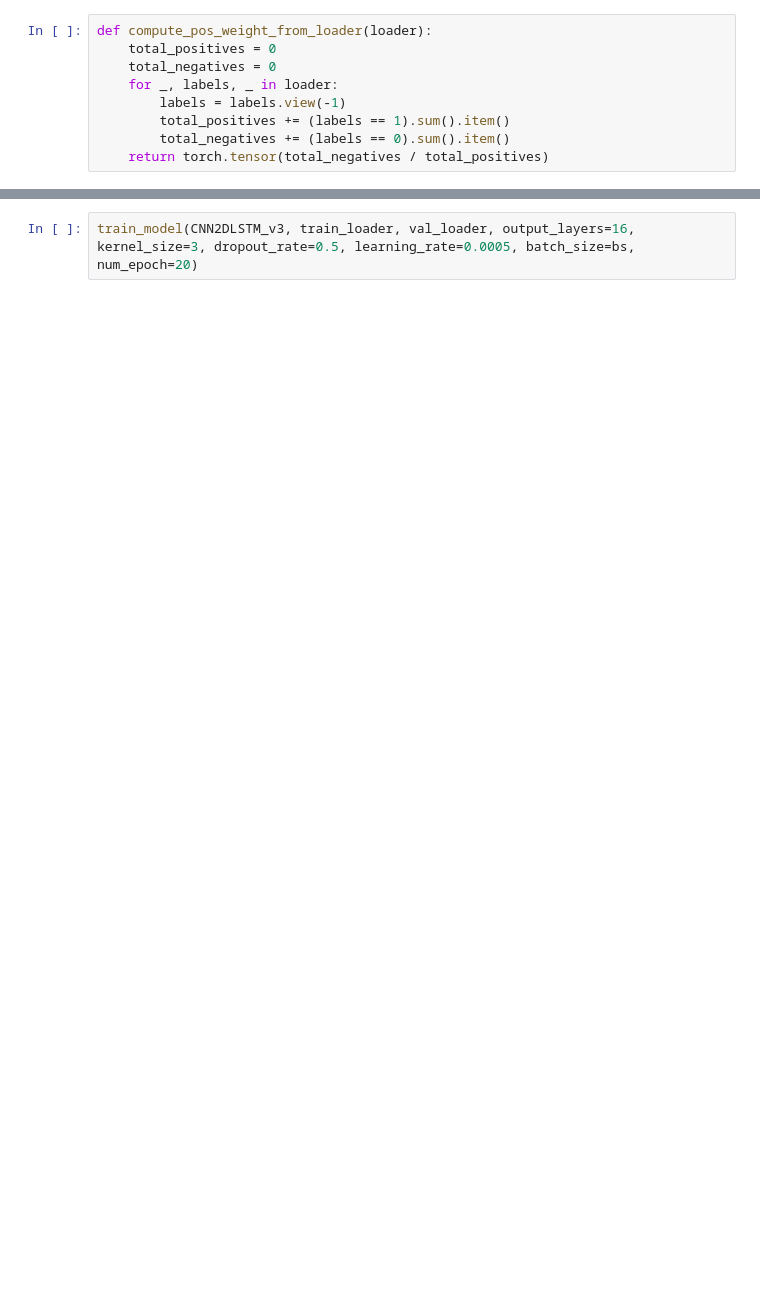
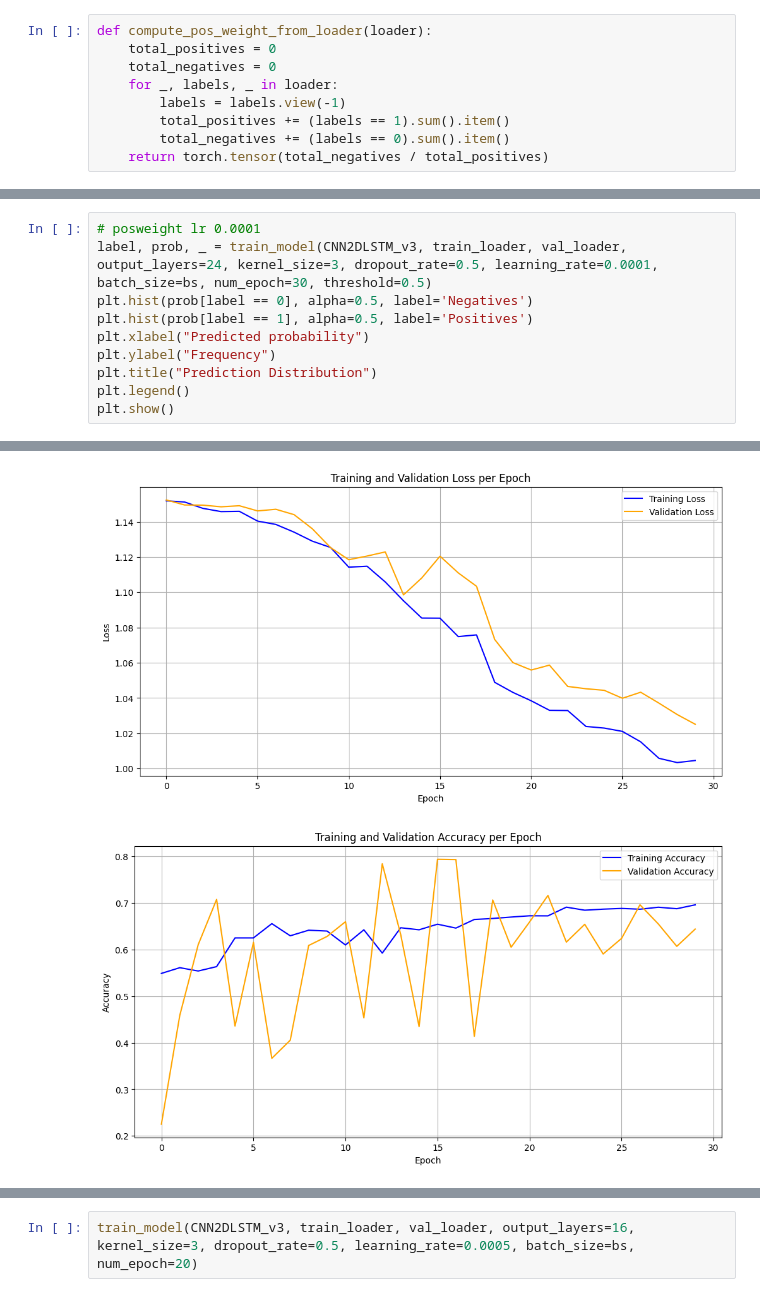
Before and after one commit to Dawnrunes415/EEG-data-classification, a Jupyter notebook: primary-model.ipynb, the cells around one changed output, grey strips where cells are left out. Saved outputs shown, nothing was run; the diff lists cells and outputs as text; blank space fills up the shorter version.

```diff
--- a/primary-model.ipynb
+++ b/primary-model.ipynb
@@ -571,0 +886,11 @@ val_loader = DataLoader(val_dataset, batch_size=bs, shuffle=False, num_workers=0
+# %%
+# posweight lr 0.0001
+label, prob, _ = train_model(CNN2DLSTM_v3, train_loader, val_loader, output_layers=24, kernel_size=3, dropout_rate=0.5, learning_rate=0.0001, batch_size=bs, num_epoch=30, threshold=0.5)
+plt.hist(prob[label == 0], alpha=0.5, label='Negatives')
+plt.hist(prob[label == 1], alpha=0.5, label='Positives')
+plt.xlabel("Predicted probability")
+plt.ylabel("Frequency")
+plt.title("Prediction Distribution")
+plt.legend()
+plt.show()
+# %% [output]
@@ -571,0 +914,2 @@ val_loader = DataLoader(val_dataset, batch_size=bs, shuffle=False, num_workers=0
+[figure, added]
+[figure, added]
```
Also changed, not shown: parts of 36 cells of this notebook, 1 other file.
